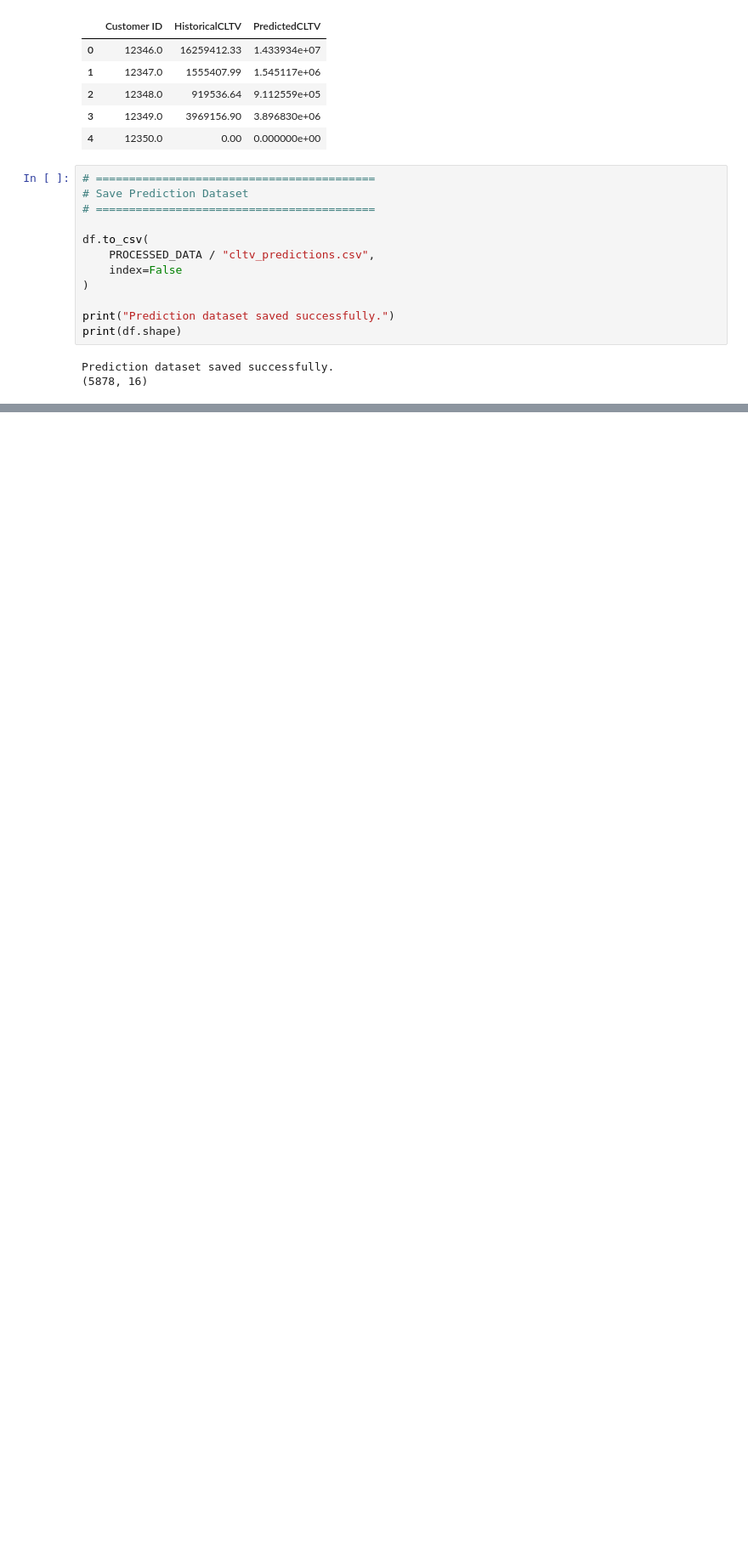
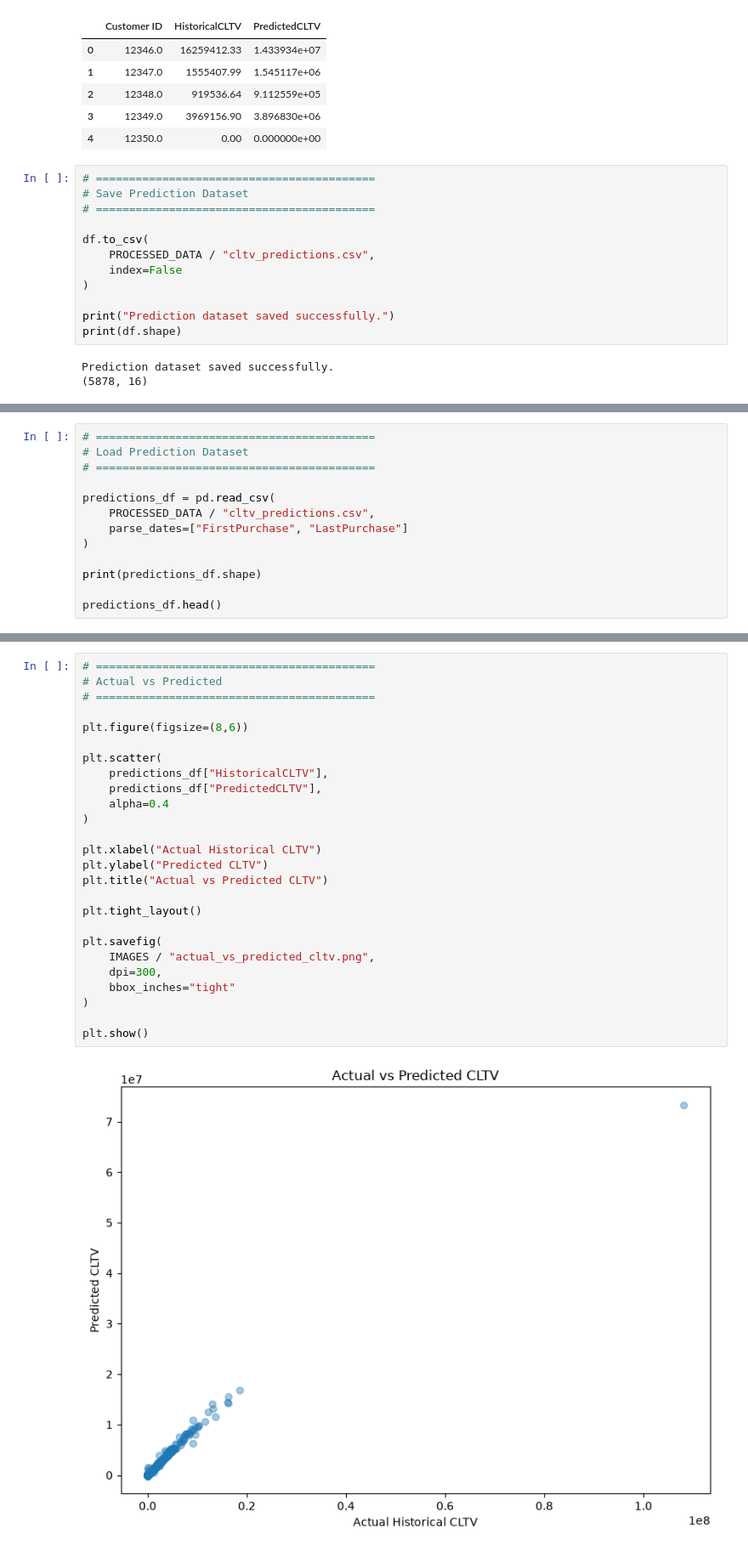
Before and after one commit to Tamoze/SaaS-ECommerce-Cohort-Retention-CLTV-Analysis, a Jupyter notebook: notebooks/04_visualizations.ipynb, the cells around one changed output, grey strips where cells are left out. Shown at 85% size. Drawn from its saved outputs; the diff is of its cells as text; blank space fills up the shorter version.

```diff
--- a/notebooks/04_visualizations.ipynb
+++ b/notebooks/04_visualizations.ipynb
@@ -435,0 +444,13 @@ Prediction dataset saved successfully.
+# %%
+# ==========================================
+# Load Prediction Dataset
+# ==========================================
+
+predictions_df = pd.read_csv(
+    PROCESSED_DATA / "cltv_predictions.csv",
+    parse_dates=["FirstPurchase", "LastPurchase"]
+)
+
+print(predictions_df.shape)
+
+predictions_df.head()
@@ -435,0 +536,28 @@ Prediction dataset saved successfully.
+# %%
+# ==========================================
+# Actual vs Predicted
+# ==========================================
+
+plt.figure(figsize=(8,6))
+
+plt.scatter(
+    predictions_df["HistoricalCLTV"],
+    predictions_df["PredictedCLTV"],
+    alpha=0.4
+)
+
+plt.xlabel("Actual Historical CLTV")
+plt.ylabel("Predicted CLTV")
+plt.title("Actual vs Predicted CLTV")
+
+plt.tight_layout()
+
+plt.savefig(
+    IMAGES / "actual_vs_predicted_cltv.png",
+    dpi=300,
+    bbox_inches="tight"
+)
+
+plt.show()
+# %% [output]
+[figure, added]
```
Also changed, not shown: parts of 21 cells of this notebook, 3 other files.
